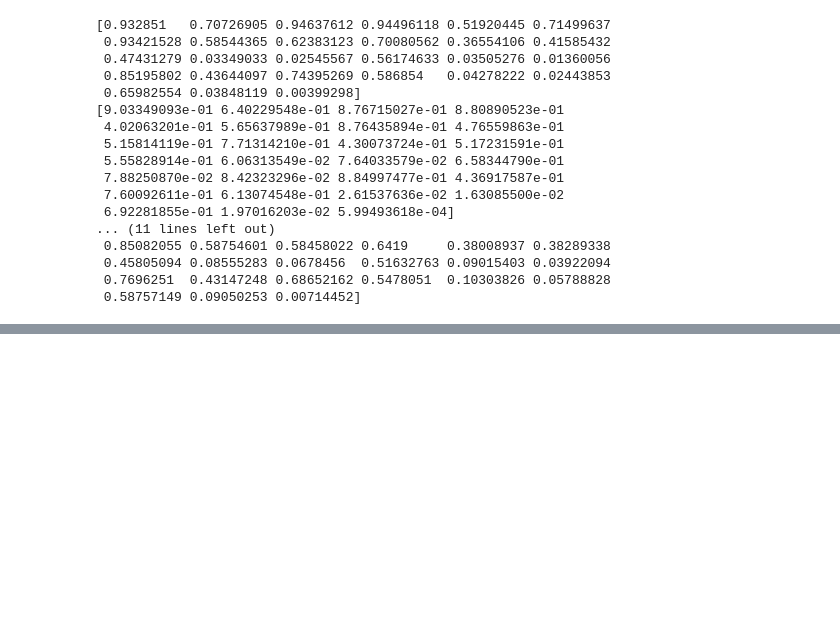
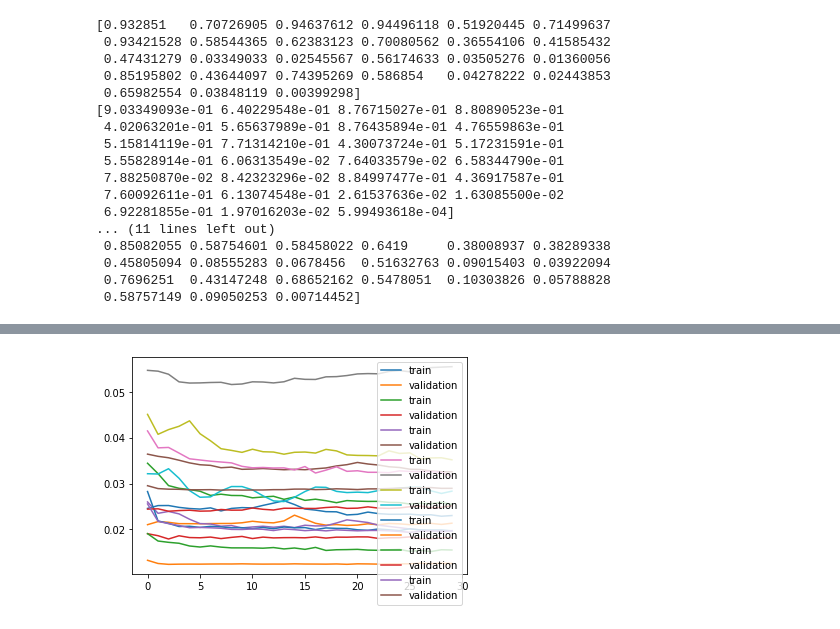
Before and after one commit to sschoenbeck/Machine-Learning-And-Art, a Jupyter notebook: timeline_generation/timeline_forecasting.ipynb, the cells around one changed output, grey strips where cells are left out. Saved outputs shown, nothing was run; the diff lists cells and outputs as text; code cells hidden in the pictures; blank space fills up the shorter version.

```diff
--- a/timeline_generation/timeline_forecasting.ipynb
+++ b/timeline_generation/timeline_forecasting.ipynb
@@ -319,0 +347,6 @@ plt.plot(pred_train_difference)
+# %%
+data_dfs = []
+for data_path in data_paths:
+    temp_df = pd.read_csv(data_dir + data_path)
+    if temp_df.shape[0] > 100:
+        data_dfs.append(temp_df)
@@ -319,0 +369,28 @@ plt.plot(pred_train_difference)
+# %%
+def setup_model(X_train):
+    new_model = tf.keras.Sequential()
+    new_model.add(
+        layers.Bidirectional(
+            layers.LSTM(
+                units=128,
+                input_shape=(X_train[1], X_train[2])
+            )
+        )
+    )
+    new_model.add(layers.Dropout(rate=0.2))
+    new_model.add(layers.Dense(units=y_train.shape[1]))
+    return new_model
+# %%
+model_history_list = []
+for data_df in data_dfs:
+    X_train, y_train, X_test, y_test = create_dataframes(data_df)
+    new_model = setup_model(X_train)
+    new_model.compile(loss='mean_squared_error', optimizer='adam')
+    new_history = model.fit(
+        X_train, y_train,
+        epochs=30,
+        batch_size=32,
+        validation_split=0.2,
+        shuffle=False
+    )
+    model_history_list.append((new_model, new_history, X_train, y_train, X_test, y_test))
@@ -319,0 +415,7 @@ plt.plot(pred_train_difference)
+# %%
+for model_history in model_history_list:
+    plt.plot(model_history[1].history['loss'], label='train')
+    plt.plot(model_history[1].history['val_loss'], label='validation')
+    plt.legend()
+# %% [output]
+[figure, added]
```
Also changed, not shown: parts of 10 cells of this notebook, 1 other file.
